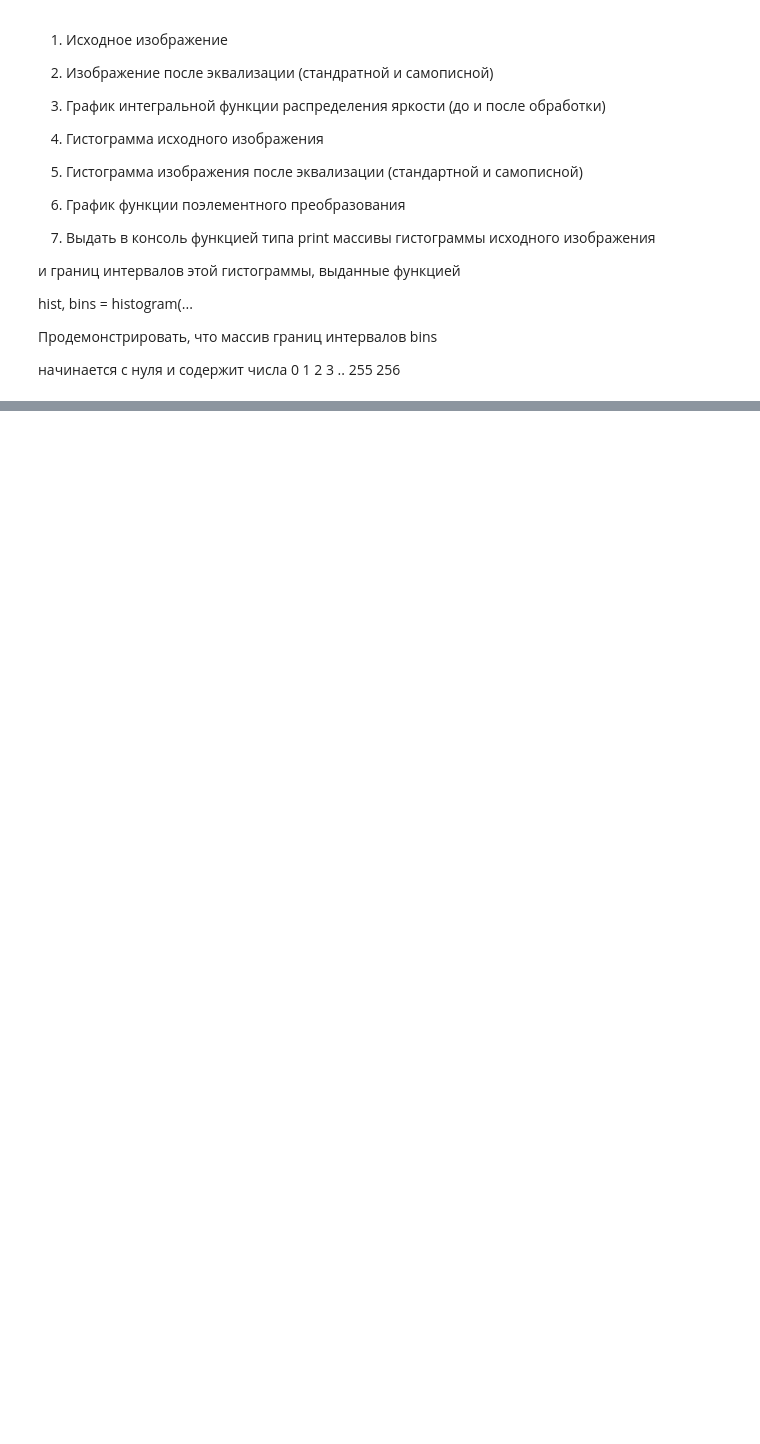
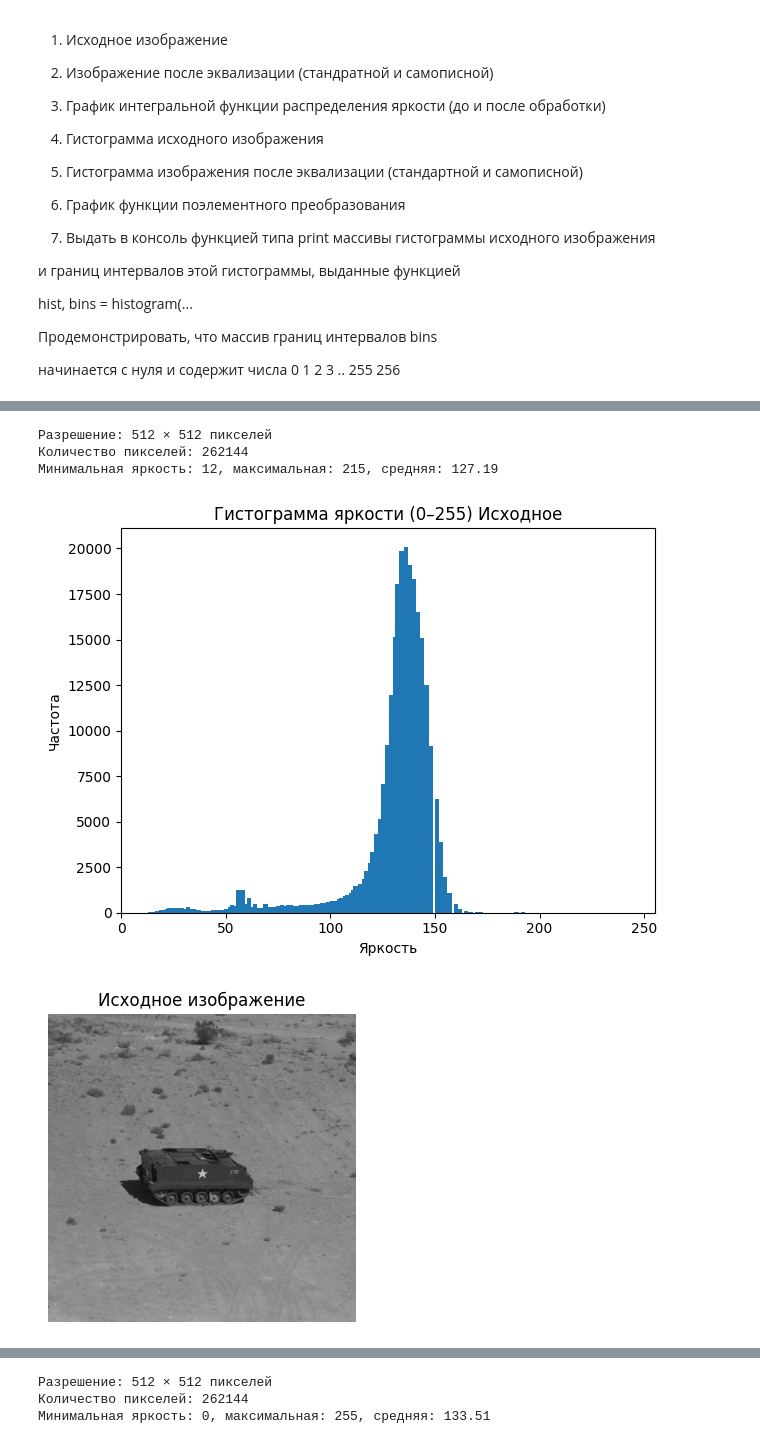
Before and after one commit to Matosik/Image-processing-methods-labs, a Jupyter notebook: Lab1.ipynb, the cells around one changed output, grey strips where cells are left out. Saved outputs shown, nothing was run; the diff lists cells and outputs as text; code cells hidden in the pictures; blank space fills up the shorter version.

```diff
--- a/Lab1.ipynb
+++ b/Lab1.ipynb
@@ -12,2 +12,6 @@ T = 60  # Порог
 image_path = "Тестовые изображения/01_apc.tif"
+# %%
+def load_img(path_name):
+    img = Image.open(path_name).convert("L")
+    return np.array(img, dtype=np.uint8)
 # %%
@@ -217,0 +237,17 @@ hist, bins = histogram(...
+# %%
+matrix = load_img(image_path)
+info = analyze_image(matrix)
+show_image(info["matrix"], "Исходное изображение")
+
+
+
+matrixEqulize = equalize(matrix)
+
+infoEqulize = analyze_image(matrixEqulize)
+show_image(infoEqulize["matrix"], "Эквализация")
+# %% [output]
+Разрешение: 512 × 512 пикселей
+Количество пикселей: 262144
+Минимальная яркость: 12, максимальная: 215, средняя: 127.19
+[figure, added]
+[figure, added]
@@ -217,0 +255,3 @@ hist, bins = histogram(...
+Разрешение: 512 × 512 пикселей
+Количество пикселей: 262144
+Минимальная яркость: 0, максимальная: 255, средняя: 133.51
```
Also changed, not shown: parts of 10 cells of this notebook, 1 other file.
